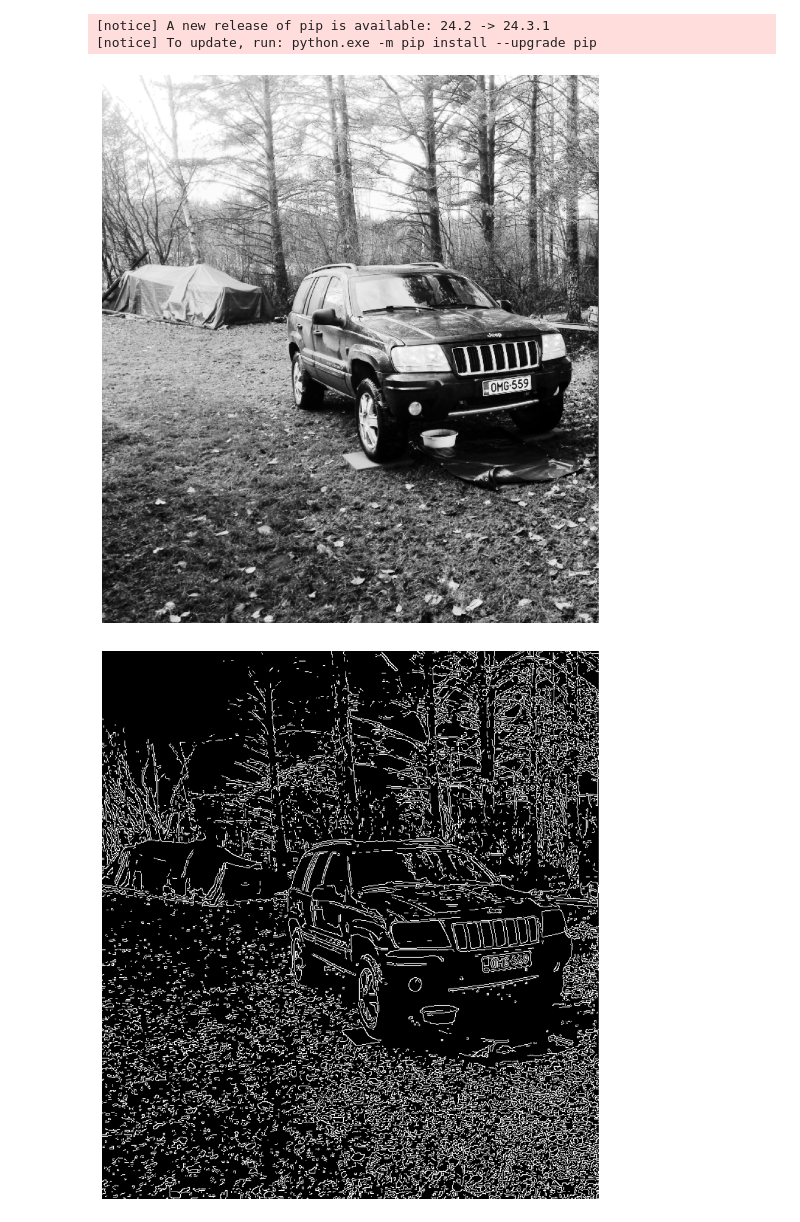
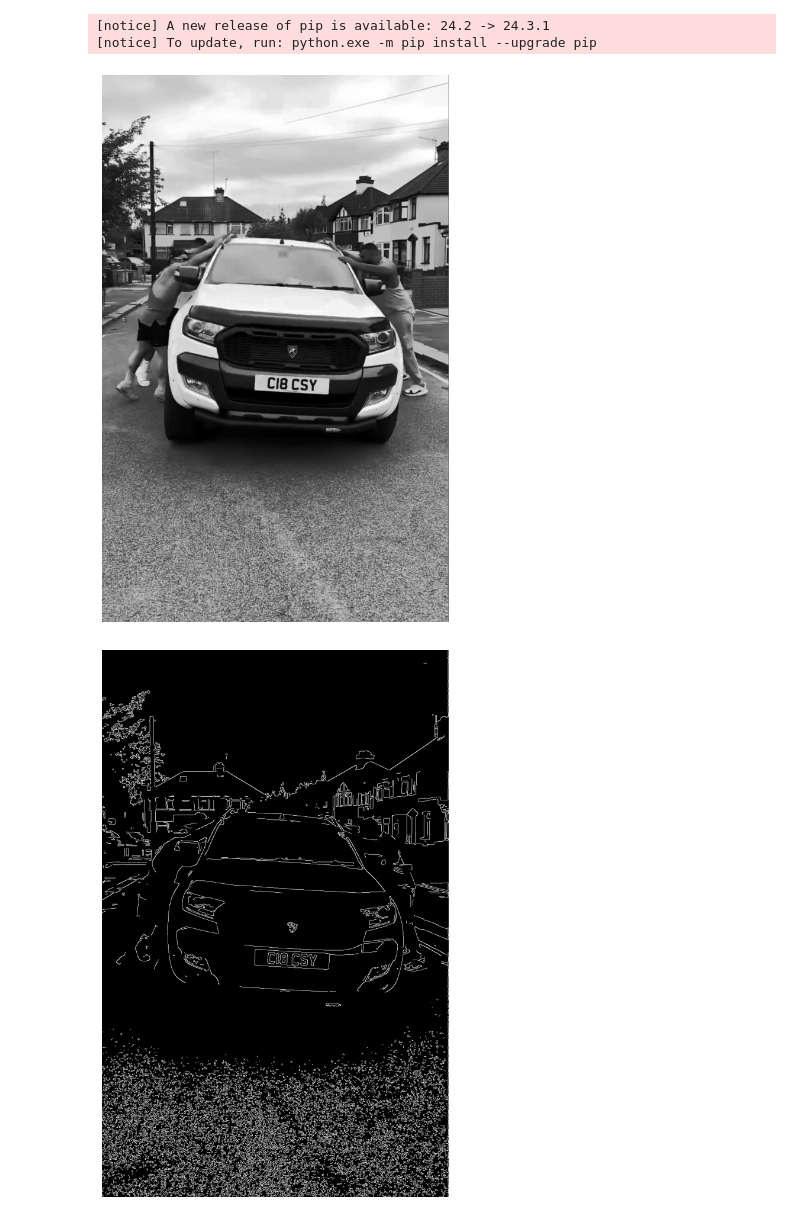
Before and after one commit to ZiqiLi28/Thesis, a Jupyter notebook: backend/backend.ipynb, the cells around one changed output. Cells and saved outputs as stored; diff of their text form; code cells hidden in the pictures.

```diff
--- a/backend/backend.ipynb
+++ b/backend/backend.ipynb
@@ -55,17 +55,17 @@ import cv2
 import numpy as np
 import matplotlib.pyplot as plt
 # %%
-image_path = 'car2.png'
+image_path = 'car1.jpg'
 image = cv2.imread(image_path)
 gray = cv2.cvtColor(image, cv2.COLOR_BGR2GRAY) # Convert to grayscale
 equalized = cv2.equalizeHist(gray) # Apply histogram equalization
 
 plt.figure(figsize=(12, 12)) # Make sure the image is not compressed
 plt.imshow(equalized, cmap='gray')
 plt.axis('off')
 plt.show()
 # %% [output]
-[figure, old version]
+[figure, new version]
 # %%
 edges = cv2.Canny(equalized, 200, 250, L2gradient=True) # Apply Canny edge detection
 
@@ -74,4 +74,4 @@ plt.imshow(edges, cmap='gray')
 plt.axis('off')
 plt.show()
 # %% [output]
-[figure, old version]
+[figure, new version]
```
Also changed, not shown: parts of 1 cell of this notebook, 3 other files.
